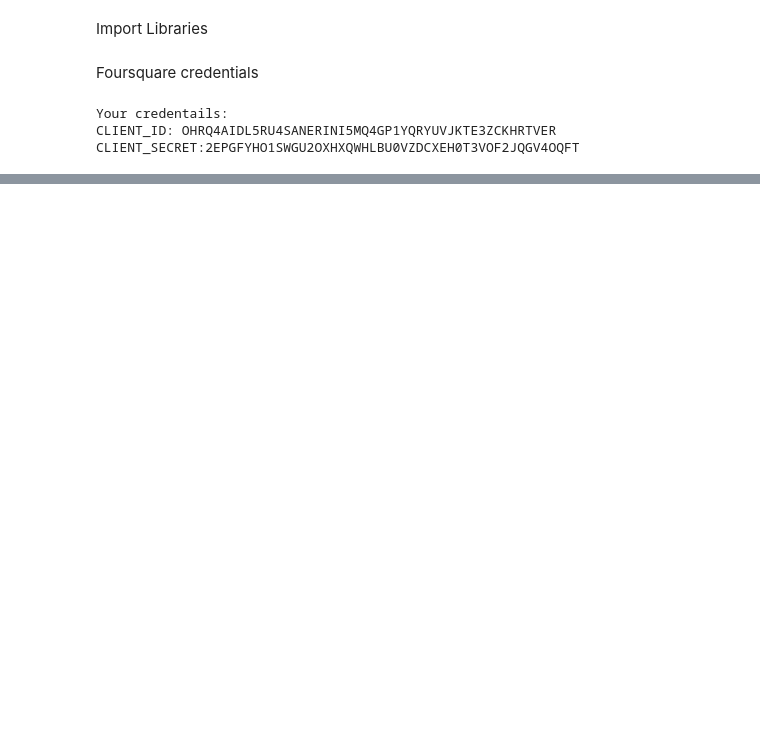
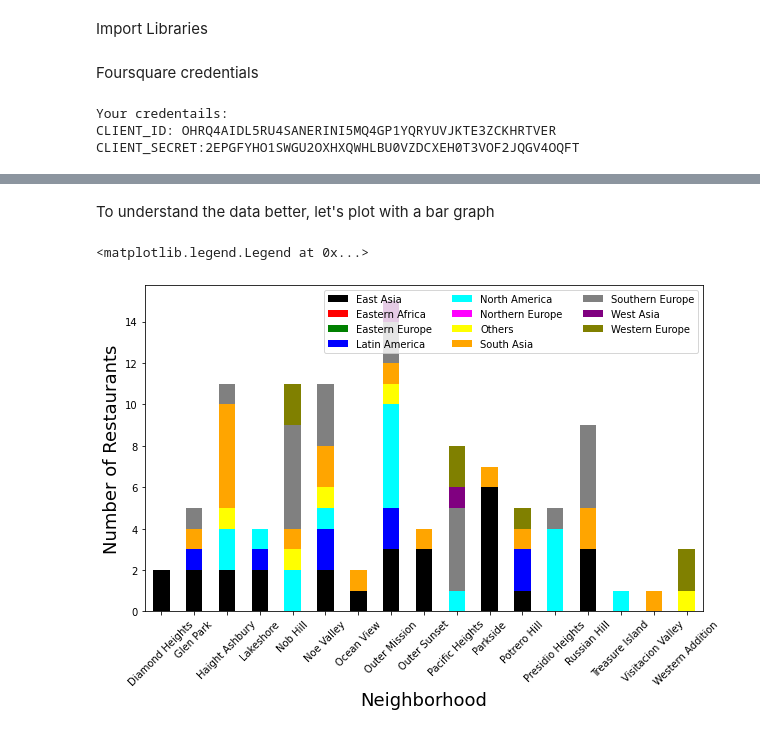
Before and after one commit to yjin1/Coursera_Capstone, a Jupyter notebook: The_Battle_of_Neighborhoods.ipynb, the cells around one changed output, grey strips where cells are left out. Drawn from its saved outputs; the diff is of its cells as text; code cells hidden in the pictures; blank space fills up the shorter version.

```diff
--- a/The_Battle_of_Neighborhoods.ipynb
+++ b/The_Battle_of_Neighborhoods.ipynb
@@ -440,0 +476,3 @@ df_LA_stat
+# %%
+SF_group1 = SF_food_groupedbyRegion[SF_food_groupedbyRegion['Cluster Labels']==1]
+SF_group1.head()
@@ -440,0 +486,14 @@ df_LA_stat
+# %% [markdown]
+To understand the data better, let's plot with a bar graph
+# %%
+SF_group1 = SF_group1.drop('Cluster Labels',1)
+# %%
+color_list = ['Black','red','green','blue','cyan','magenta','yellow','orange','grey','purple','olive']
+ax1 = SF_group1.plot.bar(x='Neighborhood', rot=0, stacked=True, figsize=(10,6), color=color_list)
+ax1.set_xlabel("Neighborhood", size=18)
+ax1.set_ylabel("Number of Restaurants", size=18)
+ax1.set_xticklabels(SF_group1['Neighborhood'],rotation=45)
+ax1.legend(loc='upper right', ncol=3)
+# %% [output]
+<matplotlib.legend.Legend at 0x...>
+[figure, added]
```
Also changed, not shown: parts of 118 cells of this notebook.
